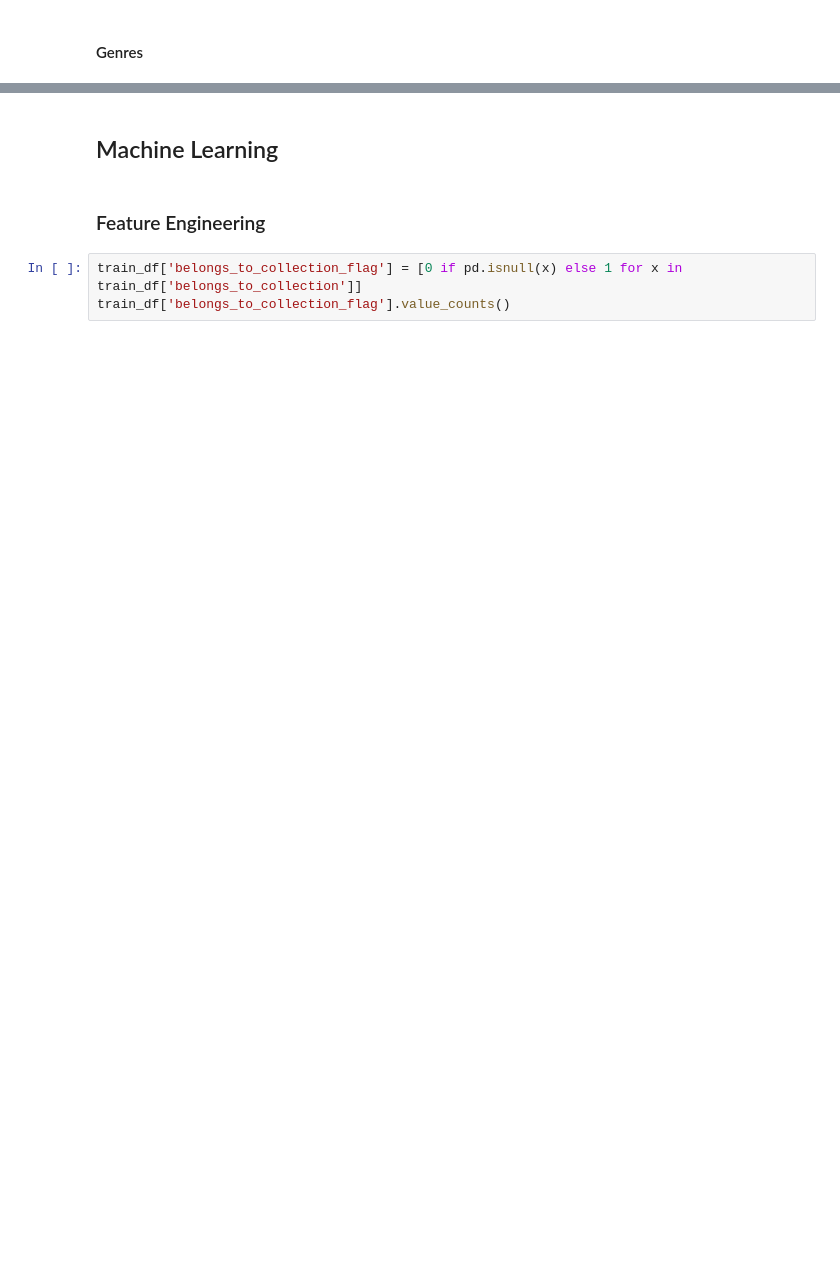
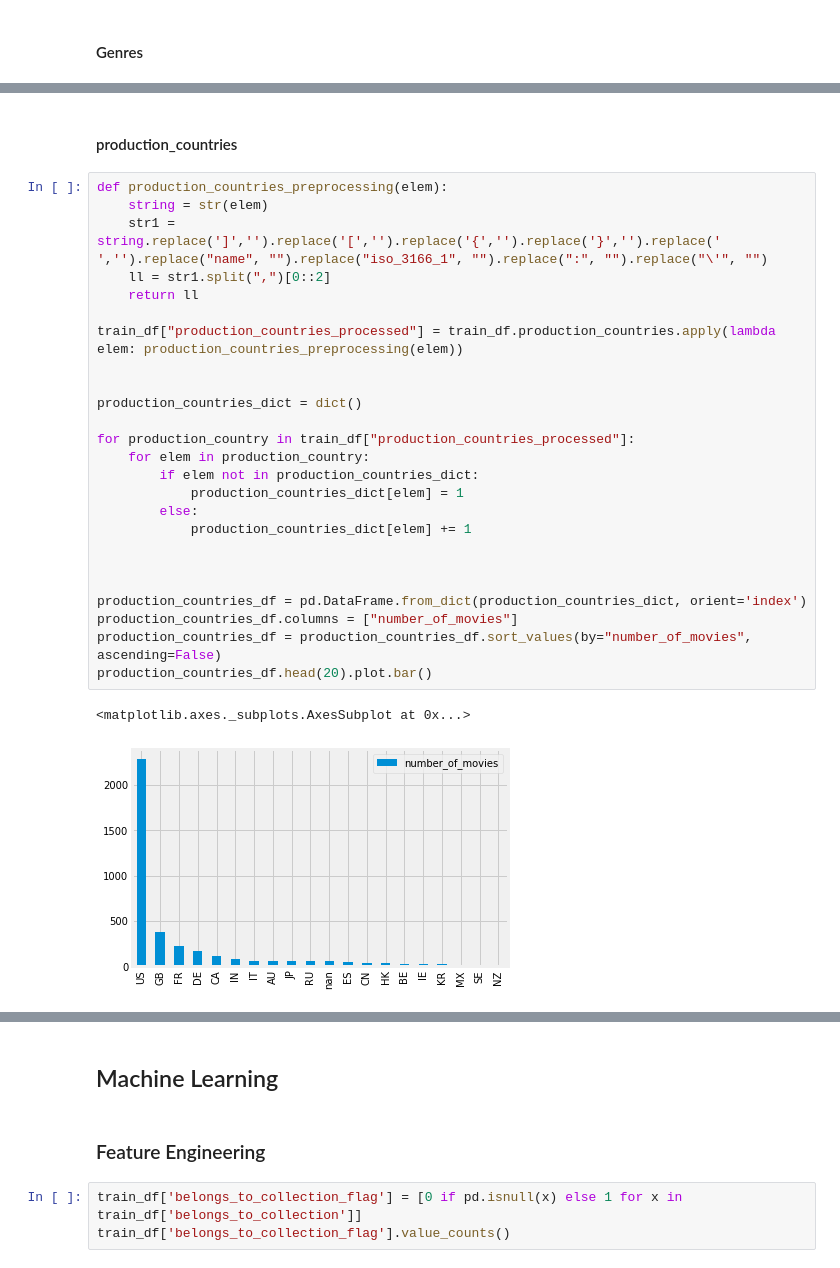
Before and after one commit to praxitelisk/TMDB-Box-Office-Prediction, a Jupyter notebook: TMDB Box Office Prediction EDA + ML.ipynb, the cells around one changed output, grey strips where cells are left out. Cells and saved outputs as stored; diff of their text form; blank space fills up the shorter version.

```diff
--- a/TMDB Box Office Prediction EDA + ML.ipynb
+++ b/TMDB Box Office Prediction EDA + ML.ipynb
@@ -175,0 +173,30 @@ production_companies_df.head(20).plot.bar()
+# %% [markdown]
+#### production_countries
+# %%
+def production_countries_preprocessing(elem):
+    string = str(elem)
+    str1 = string.replace(']','').replace('[','').replace('{','').replace('}','').replace(' ','').replace("name", "").replace("iso_3166_1", "").replace(":", "").replace("\'", "")
+    ll = str1.split(",")[0::2]
+    return ll
+
+train_df["production_countries_processed"] = train_df.production_countries.apply(lambda elem: production_countries_preprocessing(elem))
+
+
+production_countries_dict = dict()
+
+for production_country in train_df["production_countries_processed"]:
+    for elem in production_country:
+        if elem not in production_countries_dict:
+            production_countries_dict[elem] = 1
+        else:
+            production_countries_dict[elem] += 1
+
+
+
+production_countries_df = pd.DataFrame.from_dict(production_countries_dict, orient='index')
+production_countries_df.columns = ["number_of_movies"]
+production_countries_df = production_countries_df.sort_values(by="number_of_movies", ascending=False)
+production_countries_df.head(20).plot.bar()
+# %% [output]
+<matplotlib.axes._subplots.AxesSubplot at 0x...>
+[figure, added]
```
Also changed, not shown: parts of 14 cells of this notebook.
